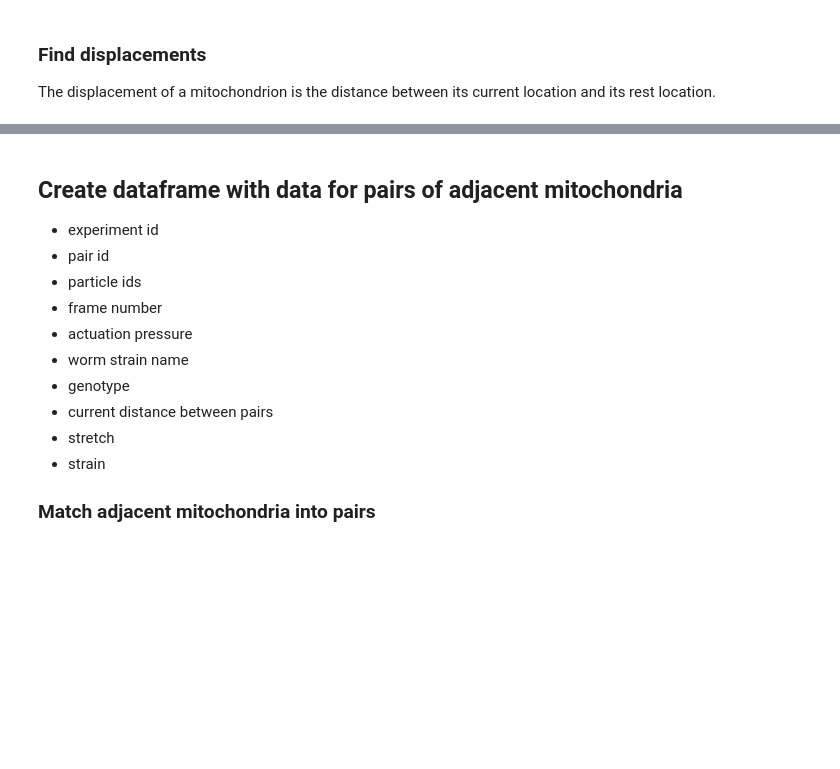
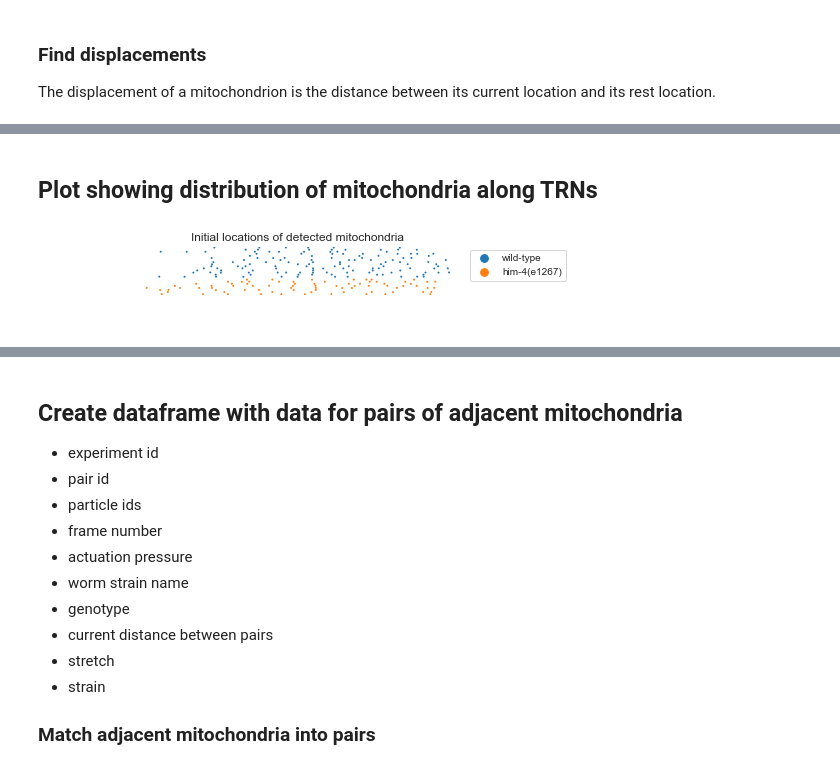
Before and after one commit to anekimken/SSN_ImageAnalysis, a Jupyter notebook: Notebooks/Strain plots using fewer dataframes.ipynb, the cells around one changed output, grey strips where cells are left out. Saved outputs shown, nothing was run; the diff lists cells and outputs as text; code cells hidden in the pictures; blank space fills up the shorter version.

```diff
--- a/Notebooks/Strain plots using fewer dataframes.ipynb
+++ b/Notebooks/Strain plots using fewer dataframes.ipynb
@@ -191,0 +190,11 @@ plt.legend(bbox_to_anchor=(1.05, 1), borderaxespad=0.);
+# %% [markdown]
+## Plot showing distribution of mitochondria along TRNs
+# %%
+ax = sns.stripplot(x='y', y='Experiment_id', hue='genotype', dodge=True, size=2,
+              data=linked_mitos_df[linked_mitos_df['frame'] == 0])
+ax.legend(bbox_to_anchor=(1, 1.05))
+ax.set_aspect(2)
+ax.axis('off')
+ax.set_title('Initial locations of detected mitochondria');
+# %% [output]
+[figure, added]
```
Also changed, not shown: parts of 29 cells of this notebook, 2 other files.
